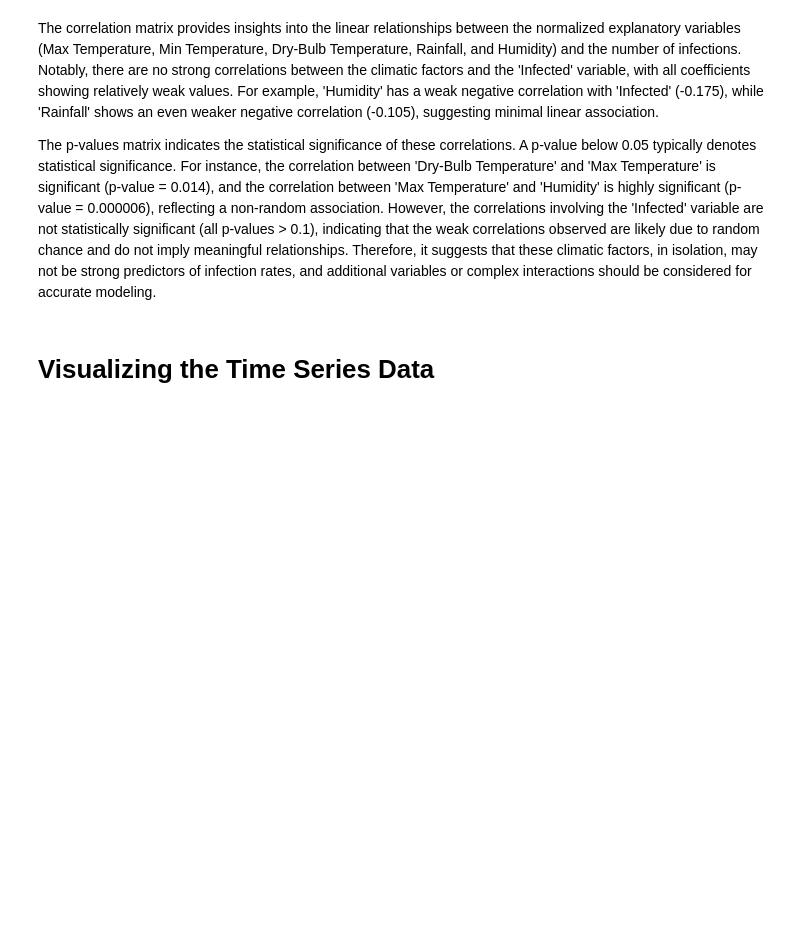
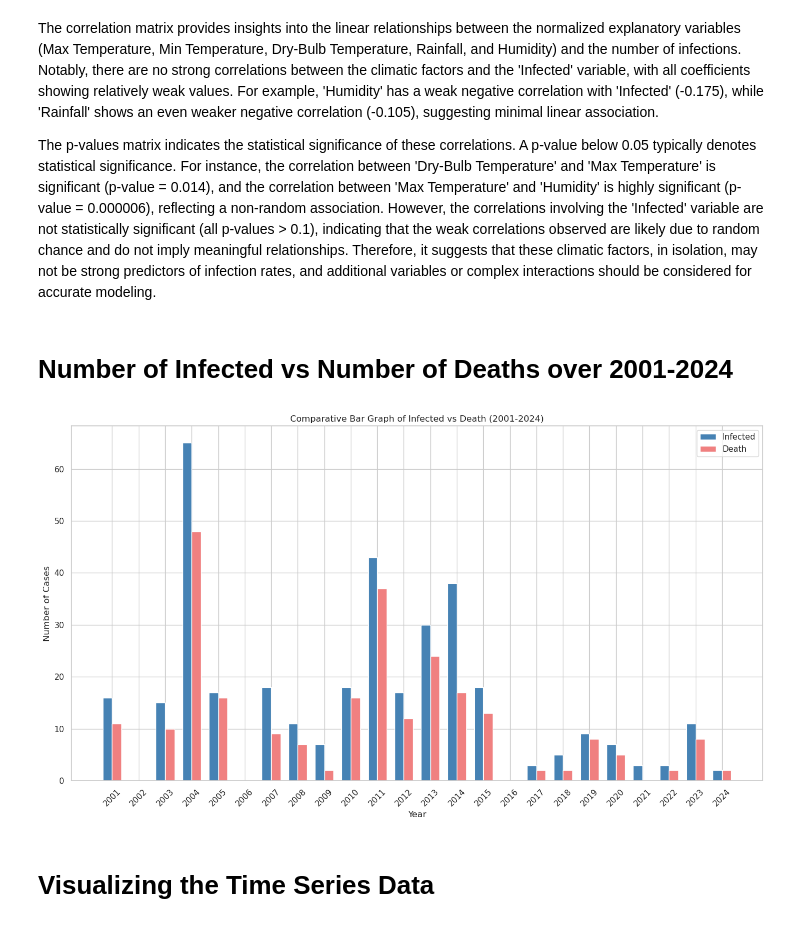
Before and after one commit to awnonbhowmik/NiV-Data-Analysis, a Jupyter notebook: analysis2.ipynb, the cells around one changed output. Cells and saved outputs as stored; diff of their text form; code cells hidden in the pictures; blank space fills up the shorter version.

```diff
--- a/analysis2.ipynb
+++ b/analysis2.ipynb
@@ -281,6 +305,54 @@ Infected    0.541793  0.145638   0.164334  0.626452  0.412077         0
 The correlation matrix provides insights into the linear relationships between the normalized explanatory variables (Max Temperature, Min Temperature, Dry-Bulb Temperature, Rainfall, and Humidity) and the number of infections. Notably, there are no strong correlations between the climatic factors and the 'Infected' variable, with all coefficients showing relatively weak values. For example, 'Humidity' has a weak negative correlation with 'Infected' (-0.175), while 'Rainfall' shows an even weaker negative correlation (-0.105), suggesting minimal linear association.
 
 The p-values matrix indicates the statistical significance of these correlations. A p-value below 0.05 typically denotes statistical significance. For instance, the correlation between 'Dry-Bulb Temperature' and 'Max Temperature' is significant (p-value = 0.014), and the correlation between 'Max Temperature' and 'Humidity' is highly significant (p-value = 0.000006), reflecting a non-random association. However, the correlations involving the 'Infected' variable are not statistically significant (all p-values > 0.1), indicating that the weak correlations observed are likely due to random chance and do not imply meaningful relationships. Therefore, it suggests that these climatic factors, in isolation, may not be strong predictors of infection rates, and additional variables or complex interactions should be considered for accurate modeling.
+# %% [markdown]
+# Number of Infected vs Number of Deaths over 2001-2024
+# %%
+import pandas as pd
+import matplotlib.pyplot as plt
+import seaborn as sns
+
+# Provided data for Infected and Death cases
+data = {
+    'Year': list(range(2001, 2025)),
+    'Infected': [16, 0, 15, 65, 17, 0, 18, 11, 7, 18, 43, 17, 30, 38, 18, 0, 3, 5, 9, 7, 3, 3, 11, 2],
+    'Death': [11, 0, 10, 48, 16, 0, 9, 7, 2, 16, 37, 12, 24, 17, 13, 0, 2, 2, 8, 5, 0, 2, 8, 2]
+}
+
+# Create a DataFrame
+nipah_data = pd.DataFrame(data)
+
+# Plotting
+plt.figure(figsize=(14, 8))
+sns.set(style="whitegrid")
+
+# Create a bar plot for 'Infected' and 'Death'
+bar_width = 0.35
+index = np.arange(len(nipah_data['Year']))  # Create index for the number of years
+
+# Plot Infected cases
+plt.bar(index, nipah_data['Infected'], bar_width, label='Infected', color='steelblue')
+
+# Plot Death cases, shifted by bar_width to avoid overlap
+plt.bar(index + bar_width, nipah_data['Death'], bar_width, label='Death', color='lightcoral')
+
+# Adding labels and title
+plt.xlabel('Year')
+plt.ylabel('Number of Cases')
+plt.title('Comparative Bar Graph of Infected vs Death (2001-2024)')
+plt.xticks(index + bar_width / 2, nipah_data['Year'], rotation=45)  # Adjust x-axis ticks
+plt.legend()
+plt.grid(True)
+plt.tight_layout()
+
+# Save the plot
+output_path = os.path.join(output_dir, 'comparative_bar_graph.png')
+plt.savefig(output_path, dpi=220, format='png')
+
+# Display the plot
+plt.show()
+# %% [output]
+[figure, added]
 # %% [markdown]
 # Visualizing the Time Series Data
 # %%
```
Also changed, not shown: parts of 8 cells of this notebook, 18 other files.
